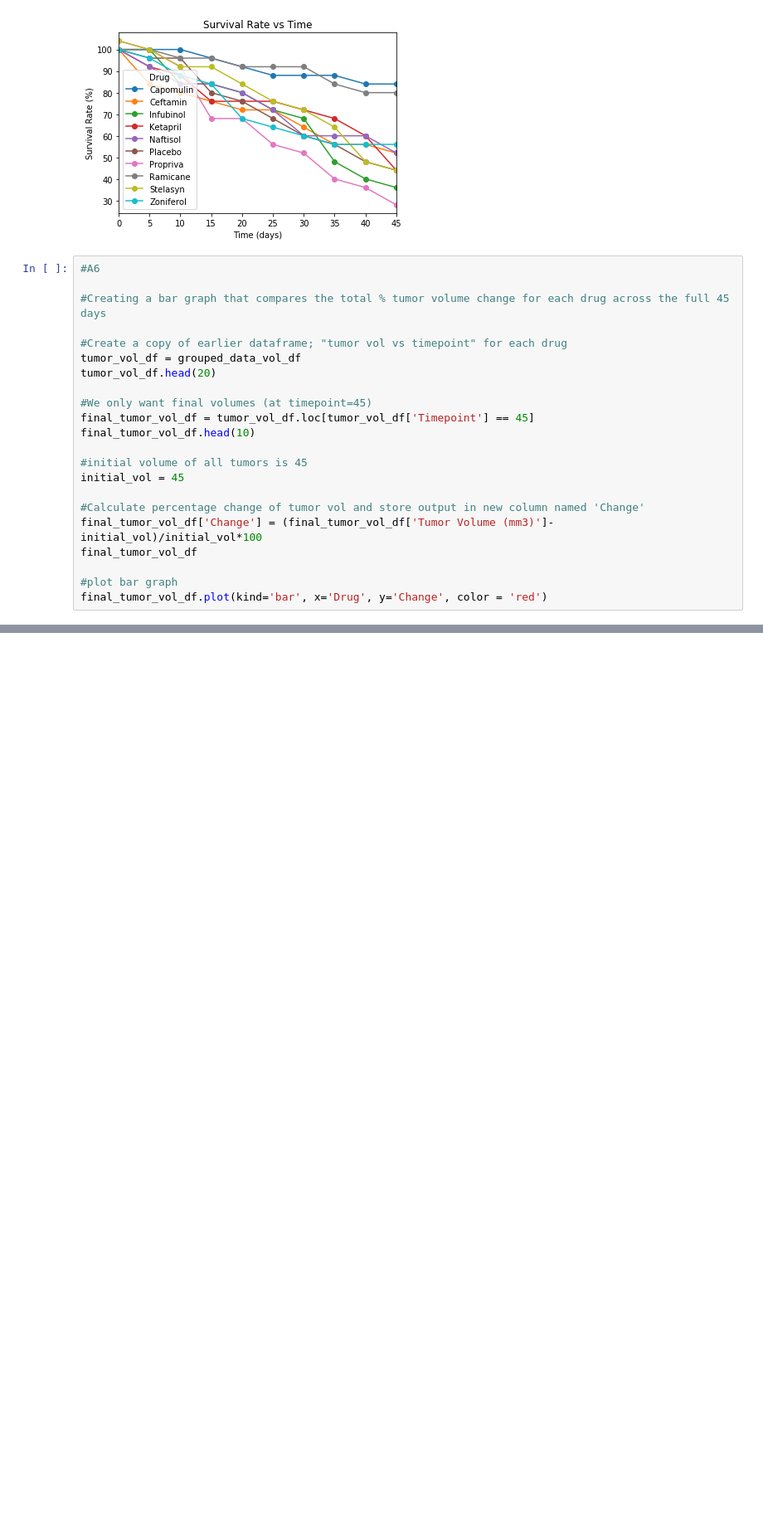
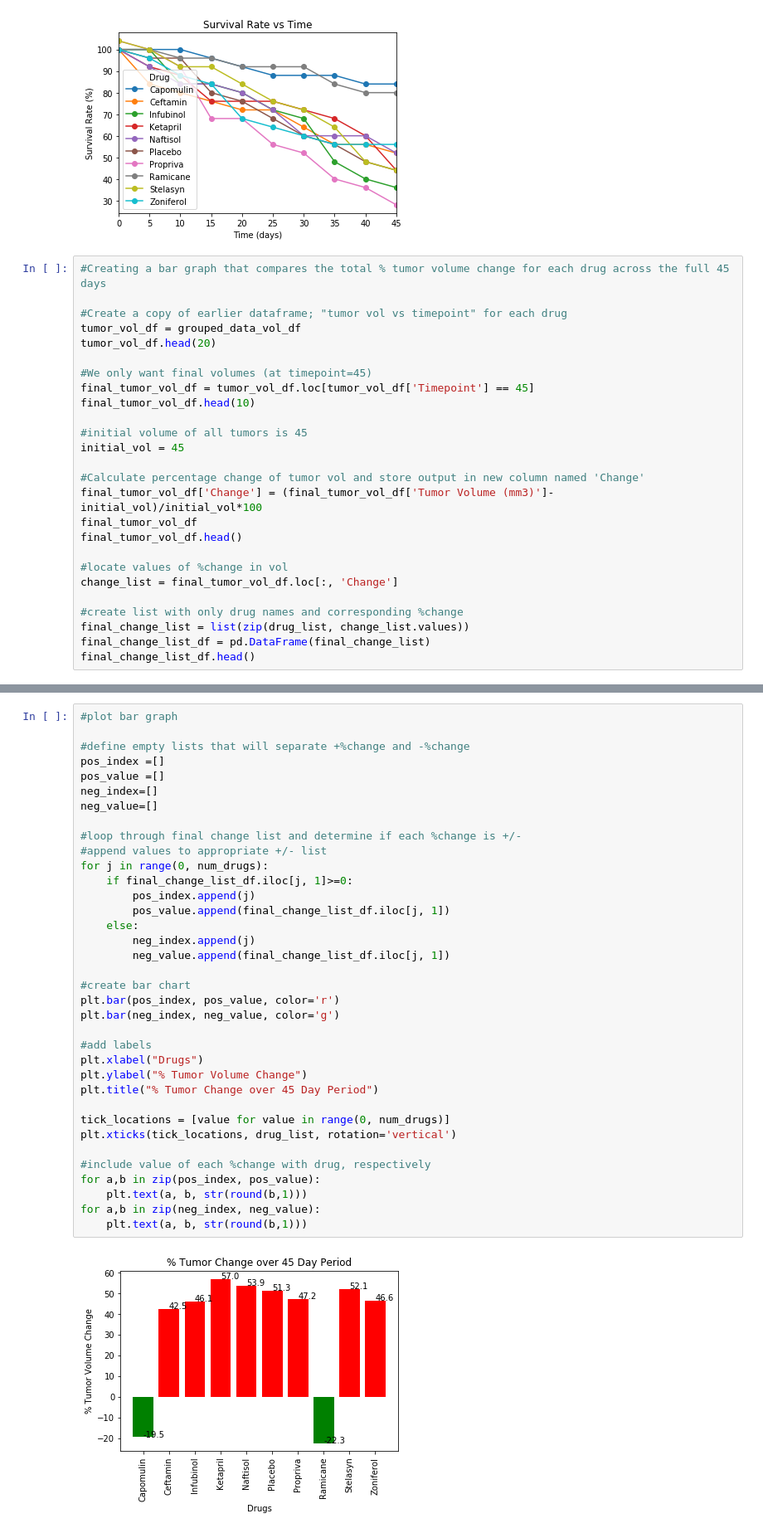
Before and after one commit to blake2323/Pyma-Pharm, a Jupyter notebook: Pyma Analysis.ipynb, the cells around one changed output, grey strips where cells are left out. Shown: that part at 83% size. Drawn from its saved outputs; the diff is of its cells as text; blank space fills up the shorter version.

```diff
--- a/Pyma Analysis.ipynb
+++ b/Pyma Analysis.ipynb
@@ -185,8 +182,6 @@ plt.ylabel("Survival Rate (%)")
 Text(0, 0.5, 'Survival Rate (%)')
 [figure]
 # %%
-#A6
-
 #Creating a bar graph that compares the total % tumor volume change for each drug across the full 45 days
 
 #Create a copy of earlier dataframe; "tumor vol vs timepoint" for each drug
@@ -203,7 +198,13 @@ initial_vol = 45
 #Calculate percentage change of tumor vol and store output in new column named 'Change'
 final_tumor_vol_df['Change'] = (final_tumor_vol_df['Tumor Volume (mm3)']-initial_vol)/initial_vol*100
 final_tumor_vol_df
+final_tumor_vol_df.head()
 
-#plot bar graph
-final_tumor_vol_df.plot(kind='bar', x='Drug', y='Change', color = 'red')
+#locate values of %change in vol
+change_list = final_tumor_vol_df.loc[:, 'Change']
+
+#create list with only drug names and corresponding %change
+final_change_list = list(zip(drug_list, change_list.values))
+final_change_list_df = pd.DataFrame(final_change_list)
+final_change_list_df.head()
 # %% [output]
@@ -211,0 +217,38 @@ final_tumor_vol_df.plot(kind='bar', x='Drug', y='Change', color = 'red')
+# %%
+#plot bar graph
+
+#define empty lists that will separate +%change and -%change
+pos_index =[]
+pos_value =[]
+neg_index=[]
+neg_value=[]
+
+#loop through final change list and determine if each %change is +/-
+#append values to appropriate +/- list
+for j in range(0, num_drugs):
+    if final_change_list_df.iloc[j, 1]>=0:
+        pos_index.append(j)
+        pos_value.append(final_change_list_df.iloc[j, 1])
+    else:
+        neg_index.append(j)
+        neg_value.append(final_change_list_df.iloc[j, 1])
+
+#create bar chart
+plt.bar(pos_index, pos_value, color='r')
+plt.bar(neg_index, neg_value, color='g')
+
+#add labels
+plt.xlabel("Drugs")
+plt.ylabel("% Tumor Volume Change")
+plt.title("% Tumor Change over 45 Day Period")
+
+tick_locations = [value for value in range(0, num_drugs)]
+plt.xticks(tick_locations, drug_list, rotation='vertical')
+
+#include value of each %change with drug, respectively
+for a,b in zip(pos_index, pos_value):
+    plt.text(a, b, str(round(b,1)))
+for a,b in zip(neg_index, neg_value):
+    plt.text(a, b, str(round(b,1)))
+# %% [output]
+[figure, added]
```
Also changed, not shown: parts of 8 cells of this notebook, 1 other file.
